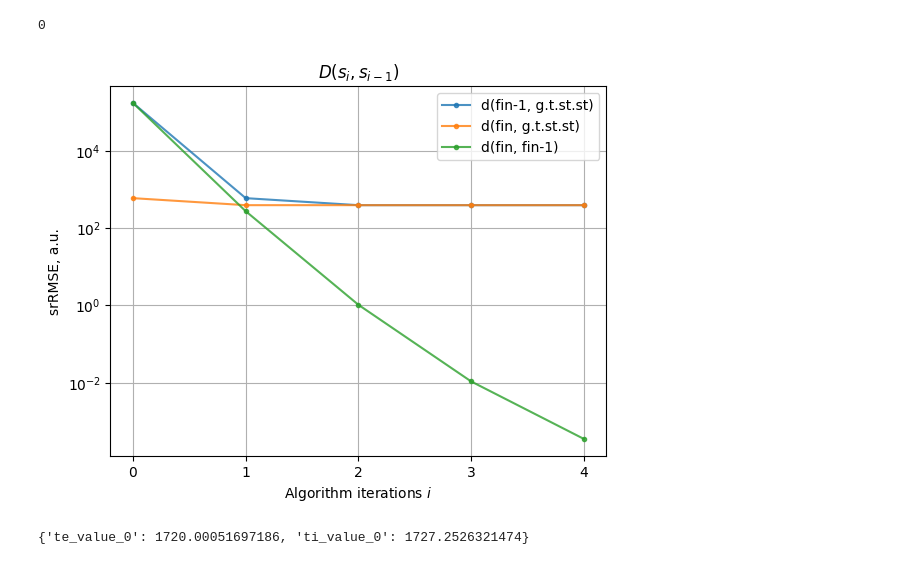
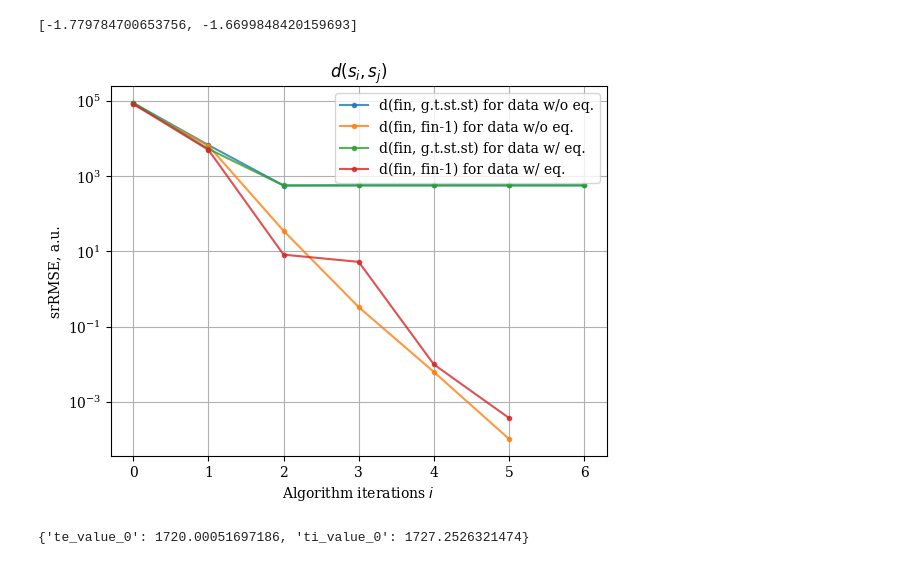
Before and after one commit to vecma-ipp/MFW, a Jupyter notebook: uq/basicda/surrogate_scans.ipynb, the cells around one changed output. Drawn from its saved outputs; the diff is of its cells as text; code cells hidden in the pictures.

```diff
--- a/uq/basicda/surrogate_scans.ipynb
+++ b/uq/basicda/surrogate_scans.ipynb
@@ -259,15 +259,21 @@ write_profs_fromfile_grid(file_in, file_out, num_steps=2)
 # %%
 # Plot convergence of state disctance for Retraining algo
 import sys
 sys.path.append(f"/u/yyudin/code/MFW/muscle3/src/")
 from muscle_utils.utils import plot_state_conv
 
-filename = 'retr_algo_conv'
+# filenames = ['retr_algo_conv']
+filenames = ['retr_algo_conv_eqmetr', 'retr_algo_conv_eqmetr_eqdata']
 
-data_df = pd.read_csv(f"{filename}.csv")
+labels = ['data w/o eq.', 'data w/ eq.']
 
-plot_state_conv(data_df, filename, normalised=False)
+data_df_list = []
+
+for filename in filenames:
+    data_df_list.append(pd.read_csv(f"{filename}.csv"))
+
+plot_state_conv(data_df_list, filenames[0], normalised=False, label_sufixes=labels)
 # %% [output]
-0
+[-1.779784700653756, -1.6699848420159693]
-[figure, old version]
+[figure, new version]
 # %%
```
Also changed, not shown: parts of 5 cells of this notebook.
